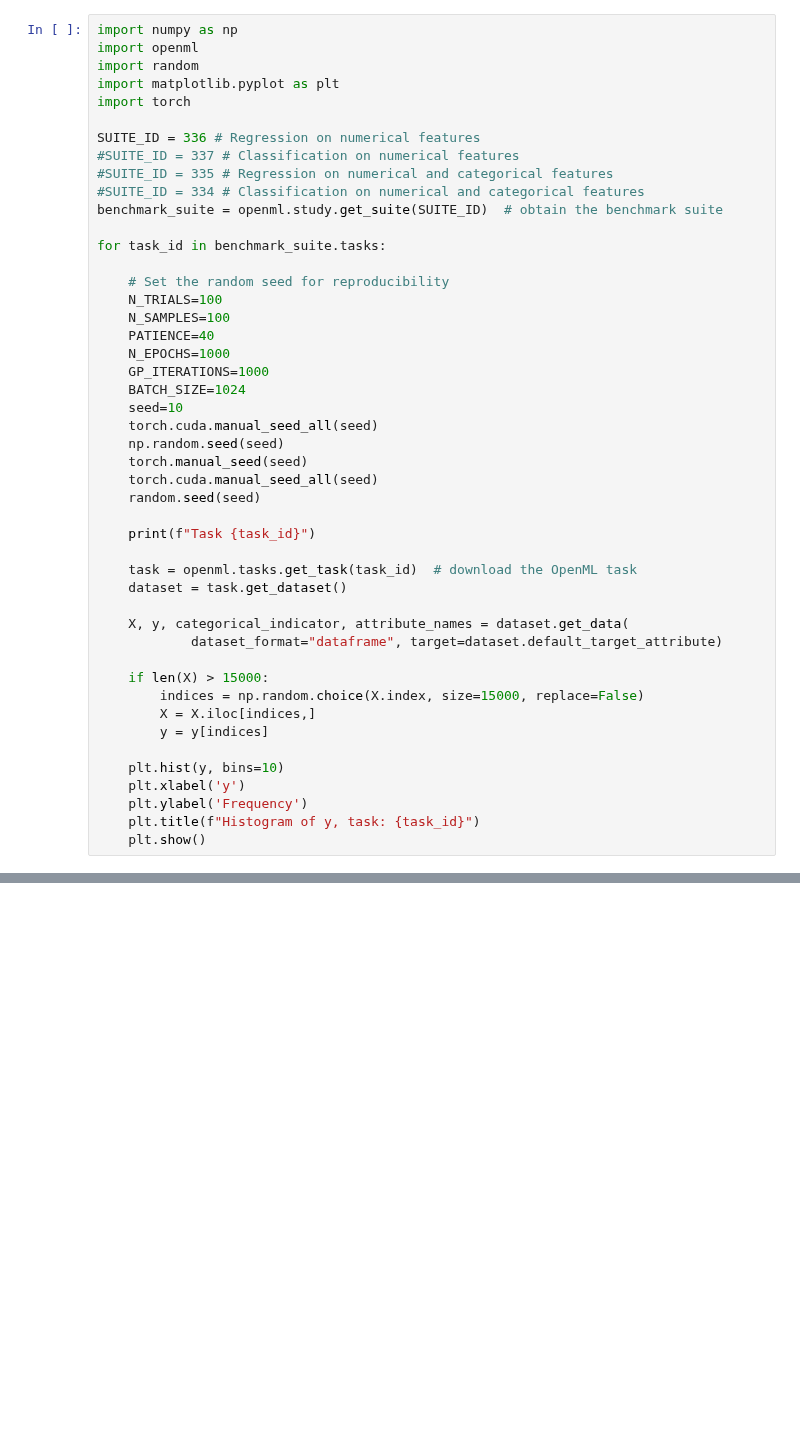
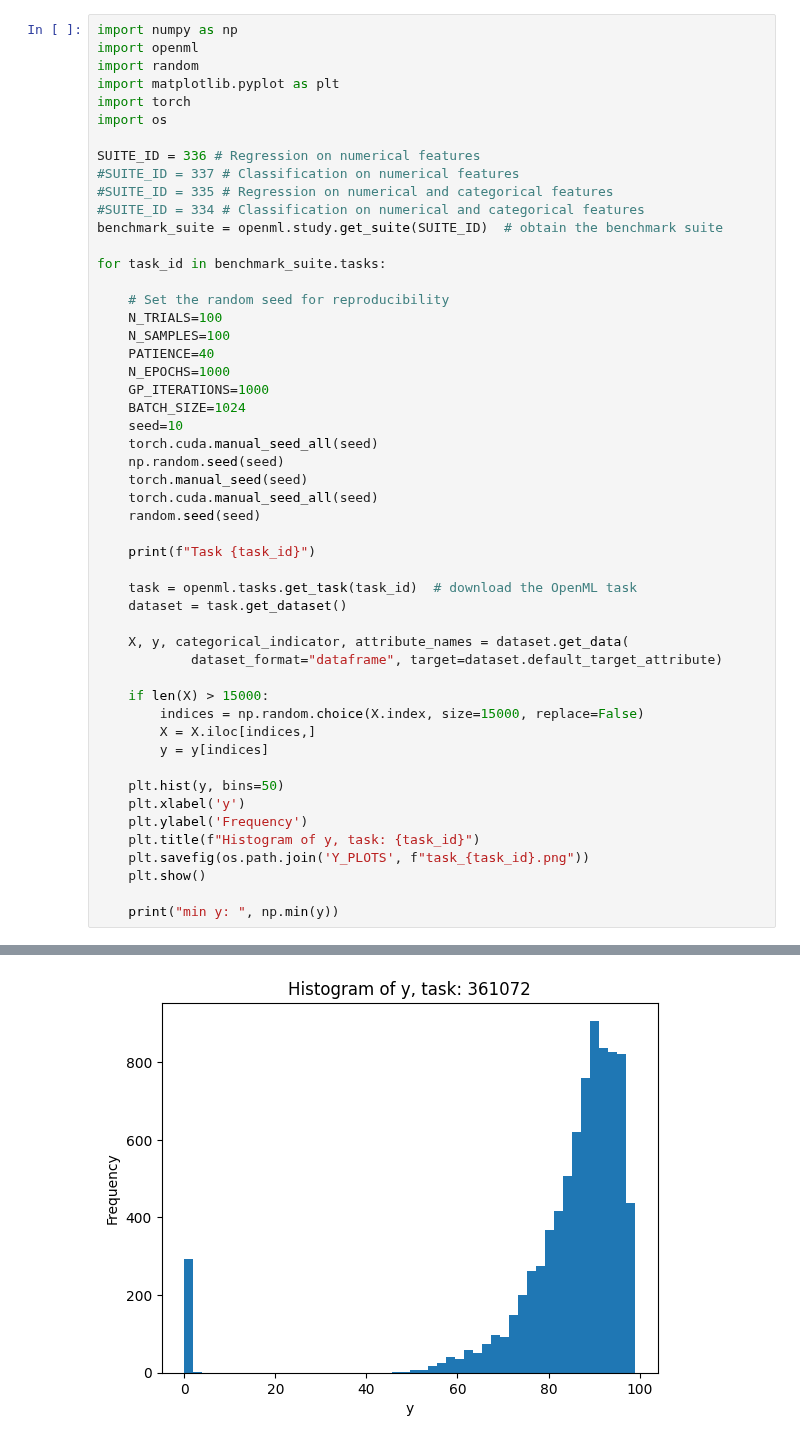
Before and after one commit to mmaninetti/ML_models_for_extrapolation, a Jupyter notebook: ONLY NUMERICAL FEATURES/REGRESSION/RMSE/analysis_y.ipynb, the cells around one changed output, grey strips where cells are left out. Cells and saved outputs as stored; diff of their text form; blank space fills up the shorter version.

```diff
--- a/ONLY NUMERICAL FEATURES/REGRESSION/RMSE/analysis_y.ipynb
+++ b/ONLY NUMERICAL FEATURES/REGRESSION/RMSE/analysis_y.ipynb
@@ -4,6 +4,7 @@ import openml
 import random
 import matplotlib.pyplot as plt
 import torch
+import os
 
 SUITE_ID = 336 # Regression on numerical features
 #SUITE_ID = 337 # Classification on numerical features
@@ -40,8 +41,12 @@ for task_id in benchmark_suite.tasks:
         X = X.iloc[indices,]
         y = y[indices]
 
-    plt.hist(y, bins=10)
+    plt.hist(y, bins=50)
     plt.xlabel('y')
     plt.ylabel('Frequency')
     plt.title(f"Histogram of y, task: {task_id}")
+    plt.savefig(os.path.join('Y_PLOTS', f"task_{task_id}.png"))
     plt.show()
+
+    print("min y: ", np.min(y))
+# %% [output]
@@ -47,0 +54 @@ for task_id in benchmark_suite.tasks:
+[figure, added]
```
Also changed, not shown: parts of 2 cells of this notebook, 47 other files.
